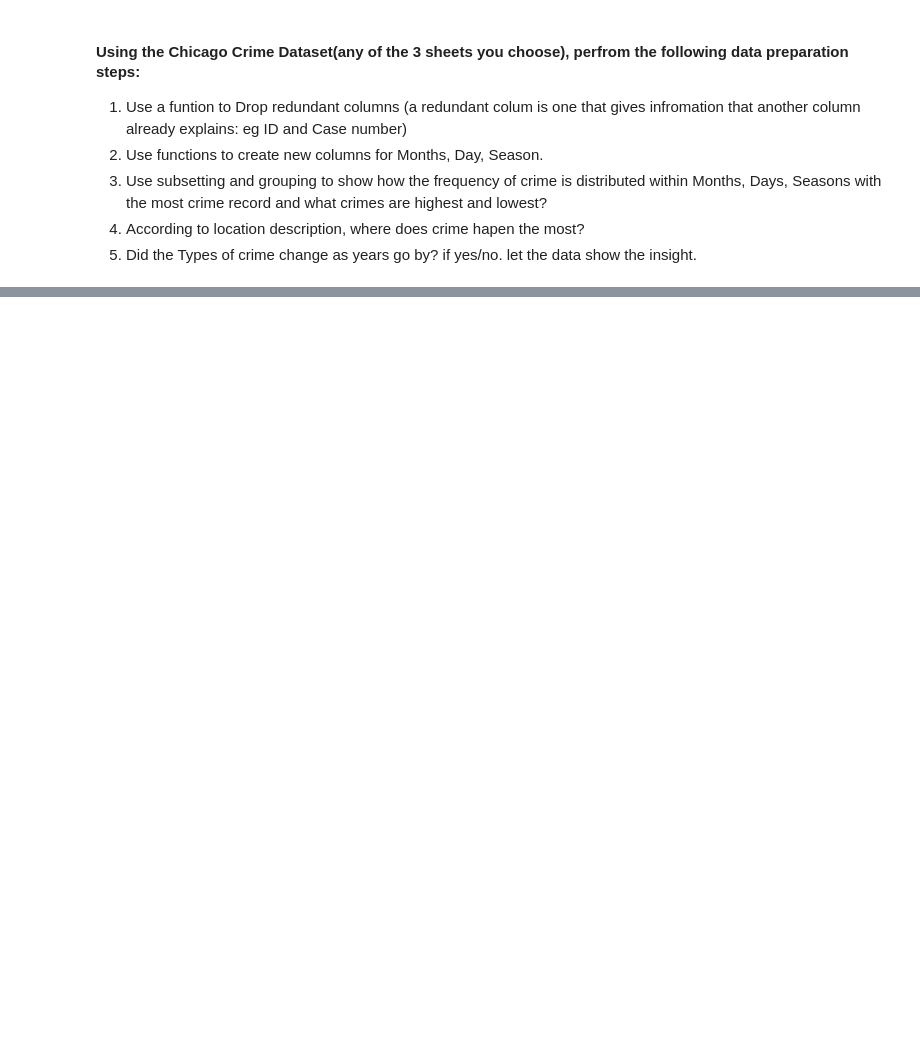
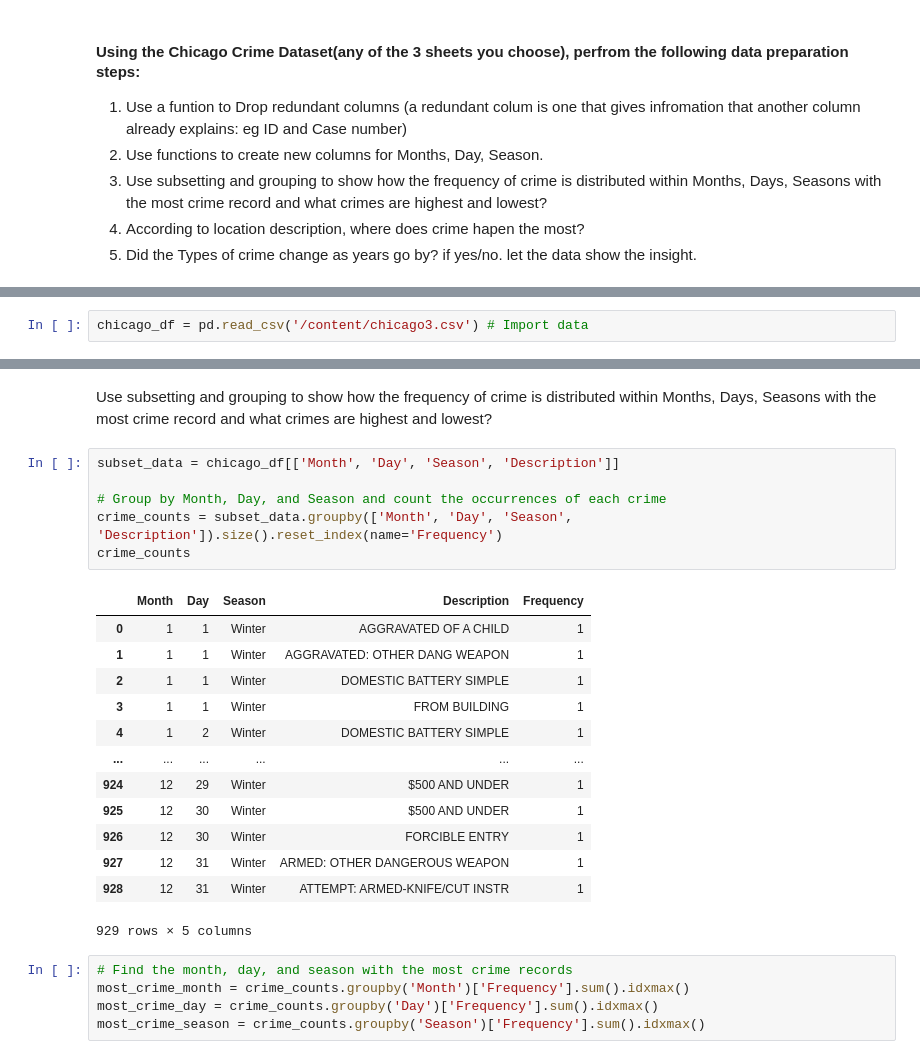
Before and after one commit to RheedWhan/AltSchool_DataScience_2023, a Jupyter notebook: Data_Wrangling_Assesment.ipynb, the cells around one changed output, grey strips where cells are left out. Drawn from its saved outputs; the diff is of its cells as text; blank space fills up the shorter version.

```diff
--- a/Data_Wrangling_Assesment.ipynb
+++ b/Data_Wrangling_Assesment.ipynb
@@ -12,0 +22,2 @@
+# %%
+chicago_df = pd.read_csv('/content/chicago3.csv') # Import data
@@ -12,0 +95,27 @@
+# %% [markdown]
+Use subsetting and grouping to show how the frequency of crime is distributed within Months, Days, Seasons with the most crime record and what crimes are highest and lowest?
+# %%
+subset_data = chicago_df[['Month', 'Day', 'Season', 'Description']]
+
+# Group by Month, Day, and Season and count the occurrences of each crime
+crime_counts = subset_data.groupby(['Month', 'Day', 'Season', 'Description']).size().reset_index(name='Frequency')
+crime_counts
+# %% [output]
+|  | Month | Day | Season | Description | Frequency |
+| 0 | 1 | 1 | Winter | AGGRAVATED OF A CHILD | 1 |
+| 1 | 1 | 1 | Winter | AGGRAVATED: OTHER DANG WEAPON | 1 |
+| 2 | 1 | 1 | Winter | DOMESTIC BATTERY SIMPLE | 1 |
+| 3 | 1 | 1 | Winter | FROM BUILDING | 1 |
+| 4 | 1 | 2 | Winter | DOMESTIC BATTERY SIMPLE | 1 |
+| ... | ... | ... | ... | ... | ... |
+| 924 | 12 | 29 | Winter | $500 AND UNDER | 1 |
+| 925 | 12 | 30 | Winter | $500 AND UNDER | 1 |
+| 926 | 12 | 30 | Winter | FORCIBLE ENTRY | 1 |
+| 927 | 12 | 31 | Winter | ARMED: OTHER DANGEROUS WEAPON | 1 |
+| 928 | 12 | 31 | Winter | ATTEMPT: ARMED-KNIFE/CUT INSTR | 1 |
+929 rows × 5 columns
+# %%
+# Find the month, day, and season with the most crime records
+most_crime_month = crime_counts.groupby('Month')['Frequency'].sum().idxmax()
+most_crime_day = crime_counts.groupby('Day')['Frequency'].sum().idxmax()
+most_crime_season = crime_counts.groupby('Season')['Frequency'].sum().idxmax()
```
Also changed, not shown: parts of 17 cells of this notebook.
